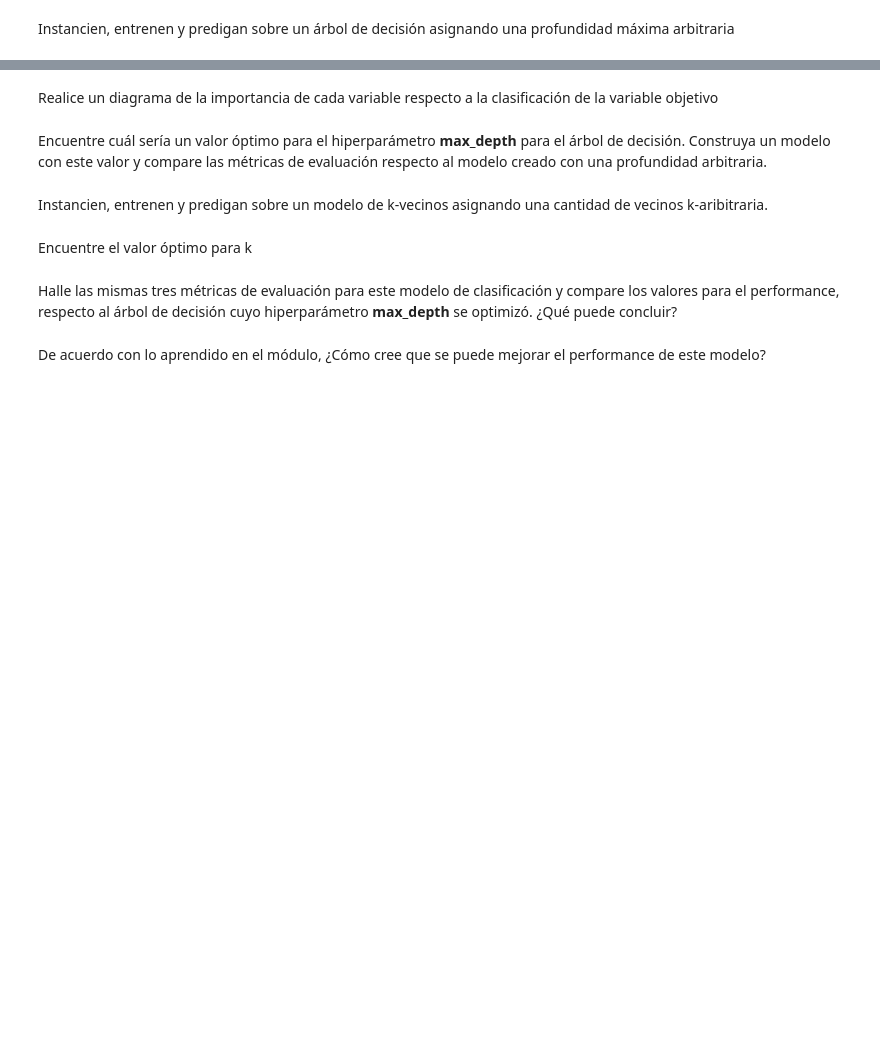
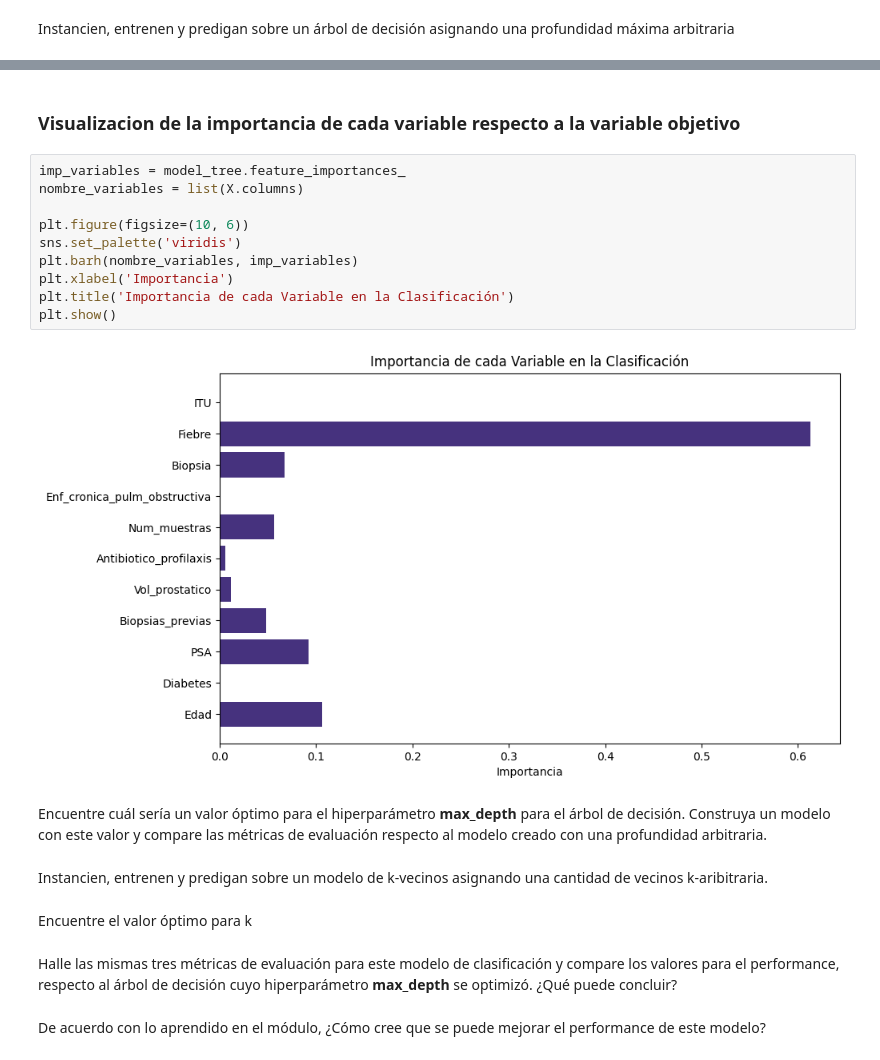
Before and after one commit to ASGuzman/ProyectoIntegradorM6, a Jupyter notebook: Proyecto_Integrador_3_Modelamiento.ipynb, the cells around one changed output, grey strips where cells are left out. Drawn from its saved outputs; the diff is of its cells as text; blank space fills up the shorter version.

```diff
--- a/Proyecto_Integrador_3_Modelamiento.ipynb
+++ b/Proyecto_Integrador_3_Modelamiento.ipynb
@@ -76,5 +151,17 @@ Seleccione tres métricas de evaluación para este modelo de clasificación y de
 # %% [markdown]
-Realice un diagrama de la importancia de cada variable respecto a la clasificación de la variable objetivo
+### Visualizacion de la importancia de cada variable respecto a la variable objetivo
+# %%
+imp_variables = model_tree.feature_importances_
+nombre_variables = list(X.columns)
+
+plt.figure(figsize=(10, 6))
+sns.set_palette('viridis')
+plt.barh(nombre_variables, imp_variables)
+plt.xlabel('Importancia')
+plt.title('Importancia de cada Variable en la Clasificación')
+plt.show()
+# %% [output]
+[figure, added]
 # %% [markdown]
 Encuentre cuál sería un valor óptimo para el hiperparámetro **max_depth** para el árbol de decisión. Construya un modelo con este valor y compare las métricas de evaluación respecto al modelo creado con una profundidad arbitraria.
 # %% [markdown]
```
Also changed, not shown: parts of 11 cells of this notebook.
